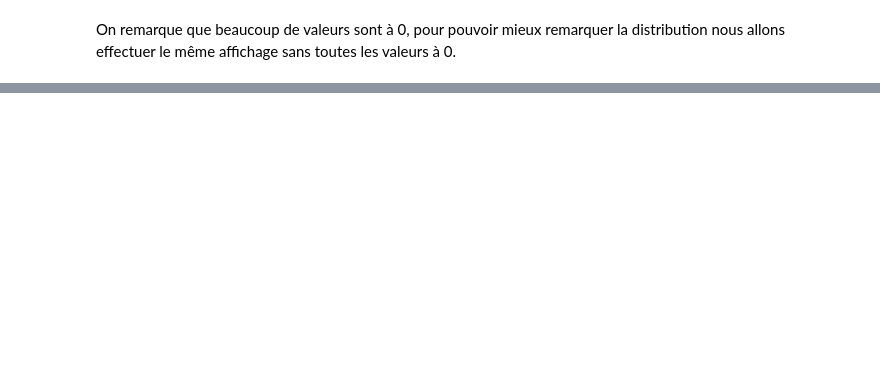
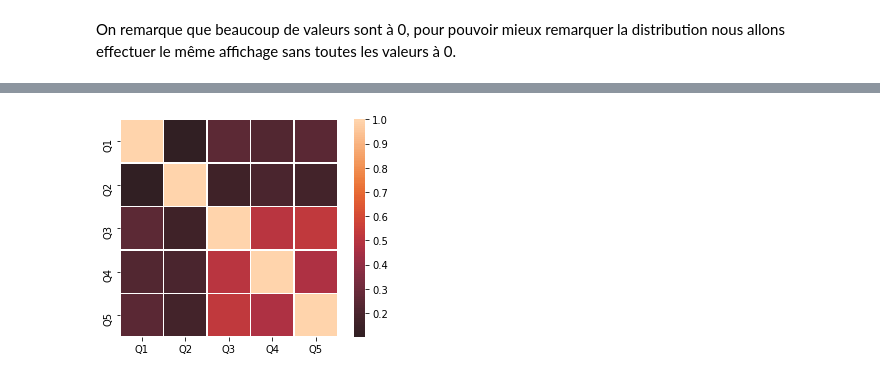
Before and after one commit to moulikatou/Ter_securite_Alimentaire_Miashs, a Jupyter notebook: notebooks/ter.ipynb, the cells around one changed output, grey strips where cells are left out. Saved outputs shown, nothing was run; the diff lists cells and outputs as text; code cells hidden in the pictures; blank space fills up the shorter version.

```diff
--- a/notebooks/ter.ipynb
+++ b/notebooks/ter.ipynb
@@ -408,0 +91,3 @@ We'll see if there is any transformation needed in the data, we could also compl
+# %%
+corr = raw_data[raw_data.CSI != 0.0][col["data"]].corr()
+corr
@@ -408,0 +101,5 @@ We'll see if there is any transformation needed in the data, we could also compl
+# %%
+sns.heatmap(corr, vmax=1., center=0, square=True, linewidths=.5, cbar_kws={"shrink": 1})
+plt.show()
+# %% [output]
+[figure, added]
```
Also changed, not shown: parts of 58 cells of this notebook.
